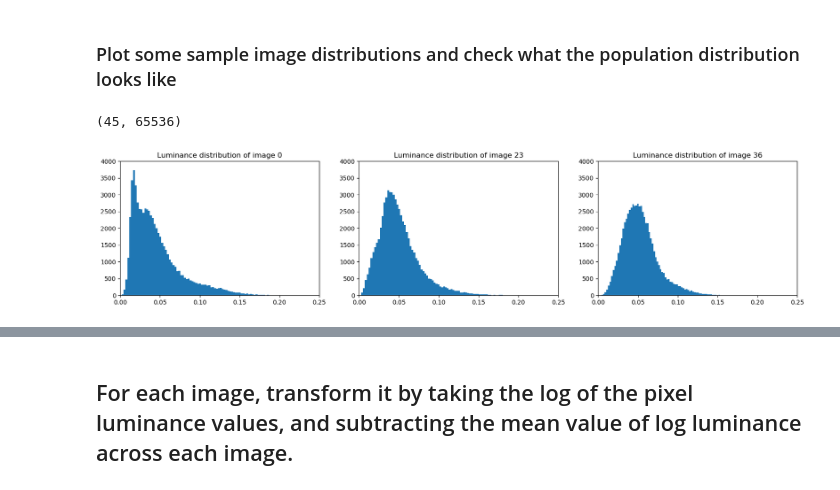
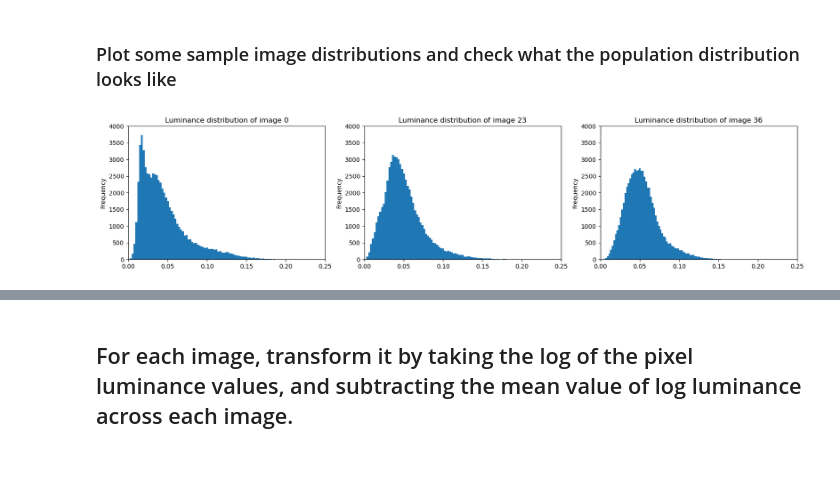
Before and after one commit to acumpelik/DSSC23, a Jupyter notebook: DSSC23-Homework5-Andrea_Cumpelik.ipynb, the cells around one changed output, grey strips where cells are left out. Cells and saved outputs as stored; diff of their text form; code cells hidden in the pictures; blank space fills up the shorter version.

Commit message:
converted the data into a Pandas dataframe

```diff
--- a/DSSC23-Homework5-Andrea_Cumpelik.ipynb
+++ b/DSSC23-Homework5-Andrea_Cumpelik.ipynb
@@ -19,12 +20,14 @@ import matplotlib.pyplot as plt
 # %%
 # Prepare the filenames using glob
 fnames = glob.glob('ruderman/image_*.txt')
+dim = np.loadtxt('ruderman/image_1.txt').shape[0] # image dimension
 
-# Create a dictionary for the data
-ruderman = {}
-
-# Import each image into our dictionary
+# Import each image into a dictionary
+ruderman_dict = {}
 for file in range(len(fnames)):
     fname = fnames[file]
     image = np.loadtxt(fname) # import image
-    ruderman[f'image_{file}'] = image
+    image = np.ravel(image) # flatten image
+    ruderman_dict[f'image_{file}'] = image
+
+ruderman = pd.DataFrame.from_dict(ruderman_dict)
@@ -73,50 +83,33 @@ plt.show()
 [figure]
 # %% [markdown]
 ### Plot some sample image distributions and check what the population distribution looks like
-# %%
-# Find the dimensions of an image
-dim = np.loadtxt('ruderman/image_1.txt').shape[0]
-
-# Flatten the arrays to make generating distributions easier
-def flatten_images(data):
-    flattened = np.zeros((len(ruderman), dim*dim))
-    for image in range(len(data)):
-        fname = f'image_{image}'
-        img = data[fname]
-        flattened[image] = img.flatten()
-    return flattened
-
-flattened_images = flatten_images(ruderman)
-print(flattened_images.shape)
-# %% [output]
-(45, 65536)
 # %%
 # Plot the luminance distribution of some sample images
 plt.figure(figsize=(histfigdims))
 xlim = 0, 0.25
 ylim = 0,4000
 
 image_idx = 0
 plt.subplot(131)
-plt.hist(flattened_images[image_idx], bins=100)
+ruderman.iloc[:,image_idx].plot.hist(bins=100)
 plt.title(f'Luminance distribution of image {image_idx}')
 plt.xlim(xlim)
 plt.ylim(ylim)
 
 image_idx = 23
 plt.subplot(132)
-plt.hist(flattened_images[image_idx], bins=100)
+ruderman.iloc[:,image_idx].plot.hist(bins=100)
 plt.title(f'Luminance distribution of image {image_idx}')
 plt.xlim(xlim)
 plt.ylim(ylim)
 
 image_idx = 36
 plt.subplot(133)
-plt.hist(flattened_images[image_idx], bins=100)
+ruderman.iloc[:,image_idx].plot.hist(bins=100)
 plt.title(f'Luminance distribution of image {image_idx}')
 plt.xlim(xlim)
 plt.ylim(ylim)
 
 plt.show()
 # %% [output]
-[figure, old version]
+[figure, new version]
```
Also changed, not shown: parts of 24 cells of this notebook.
